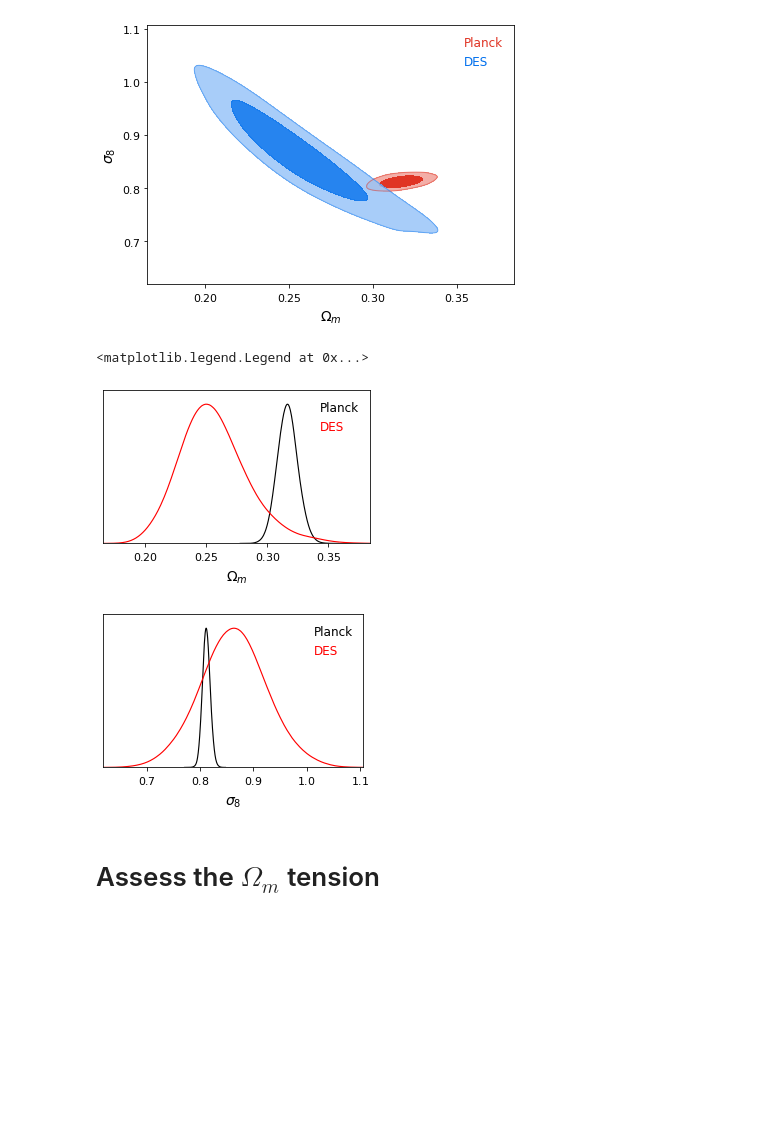
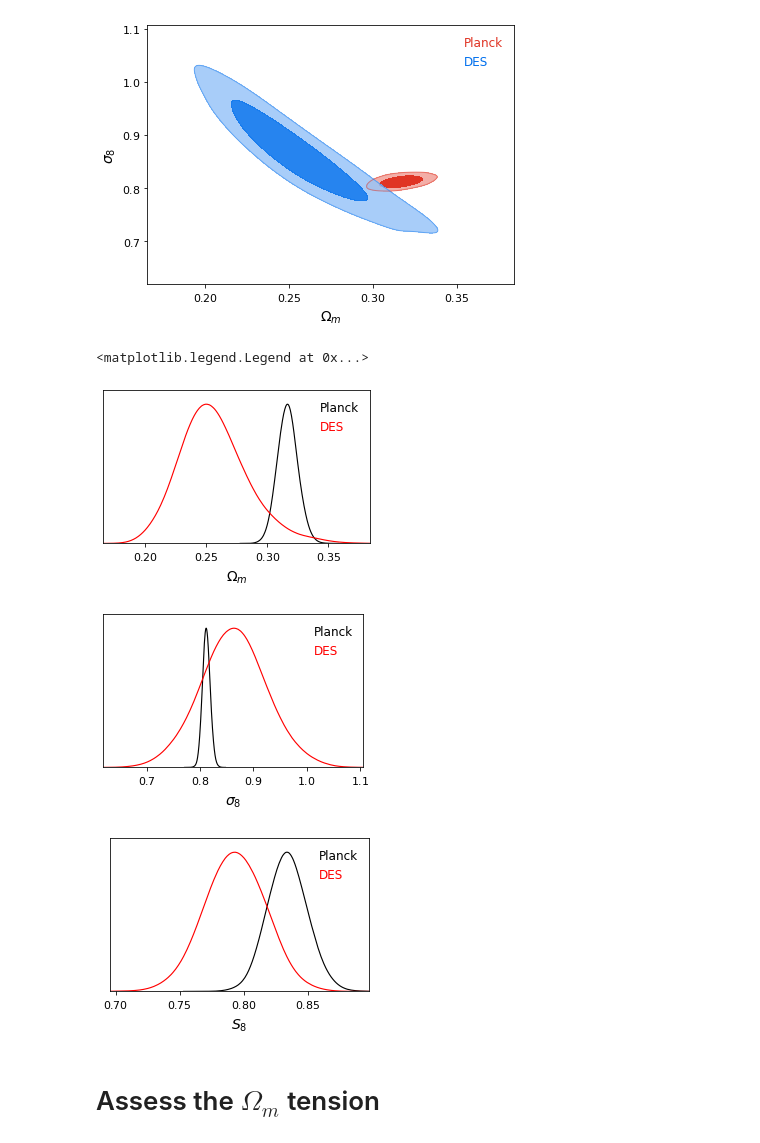
Before and after one commit to EmmanuelSchaan/CobayaExploration, a Jupyter notebook: explore_planck_chains.ipynb, the cells around one changed output. Cells and saved outputs as stored; diff of their text form; code cells hidden in the pictures; blank space fills up the shorter version.

```diff
--- a/explore_planck_chains.ipynb
+++ b/explore_planck_chains.ipynb
@@ -109,18 +60,24 @@ g.add_legend(['Planck', 'DES'], colored_text=True)
 # %%
 # Show the Omega_m tension
 g = plots.get_single_plotter(width_inch=4)
 g.plot_1d([samplesPlanck, samplesDES], 'omegam', normalized=False)
 # g.add_legend(['Planck', 'DES'], colored_text=False, legend_loc='upper right')
 g.add_legend(['Planck', 'DES'], colored_text=True, legend_loc='upper right')
 
 # sigma_8 is consistent
 g = plots.get_single_plotter(width_inch=4)
 g.plot_1d([samplesPlanck, samplesDES], 'sigma8', normalized=False)
 g.add_legend(['Planck', 'DES'], colored_text=True, legend_loc='upper right')
+
+# S8 is consistent
+g = plots.get_single_plotter(width_inch=4)
+g.plot_1d([samplesPlanck, samplesDES], 'S8', normalized=False)
+g.add_legend(['Planck', 'DES'], colored_text=True, legend_loc='upper right')
 # %% [output]
 <matplotlib.legend.Legend at 0x...>
 [figure]
 [figure]
+[figure, added]
 # %% [markdown]
 # Assess the $\Omega_m$ tension
 # %%
```
Also changed, not shown: parts of 38 cells of this notebook.
